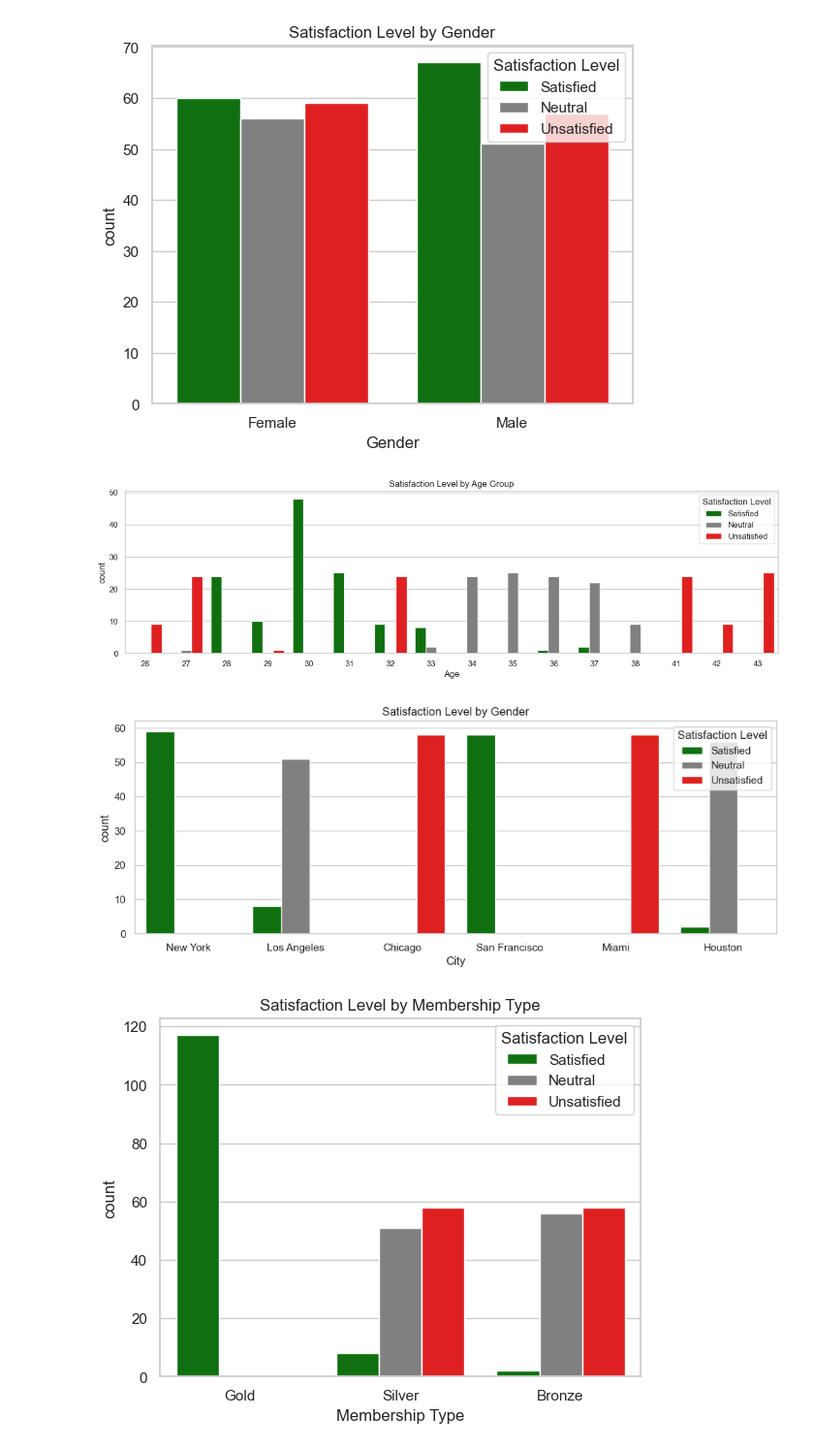
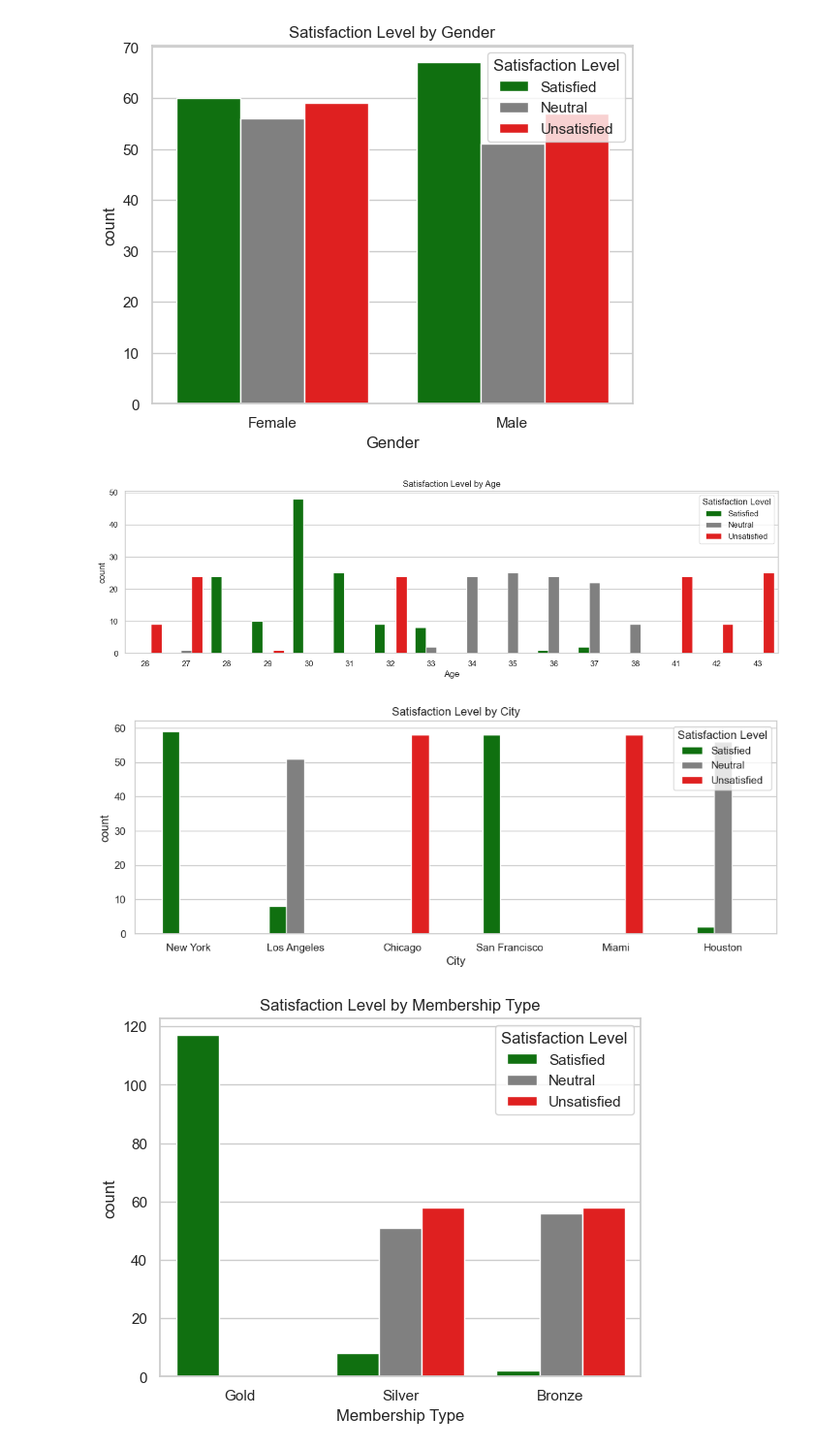
Before and after one commit to umilic16/ML_2, a Jupyter notebook: main.ipynb, the cells around one changed output. Shown at 97% size. Drawn from its saved outputs; the diff is of its cells as text; code cells hidden in the pictures.

```diff
--- a/main.ipynb
+++ b/main.ipynb
@@ -166,17 +166,17 @@ plt.show()
 # %%
 plt.figure(figsize=(16, 4))
 sns.countplot(x='Age', palette=('green', 'gray', 'red'), hue='Satisfaction Level', data=df,  hue_order=['Satisfied', 'Neutral', 'Unsatisfied'])
-plt.title('Satisfaction Level by Age Group')
+plt.title('Satisfaction Level by Age')
 plt.show()
 # %% [output]
-[figure, old version]
+[figure, new version]
 # %%
 plt.figure(figsize=(12, 4))
-sns.countplot(x='City', palette=('green', 'gray', 'red'), hue='Satisfaction Level', data=df)
-plt.title('Satisfaction Level by Gender')
+sns.countplot(x='City', palette=('green', 'gray', 'red'), hue='Satisfaction Level', data=df, width=0.5)
+plt.title('Satisfaction Level by City')
 plt.show()
 # %% [output]
-[figure, old version]
+[figure, new version]
 # %%
 sns.countplot(x='Membership Type', palette=('green', 'gray', 'red'), hue='Satisfaction Level', data=df)
 plt.title('Satisfaction Level by Membership Type')
```
Also changed, not shown: parts of 18 cells of this notebook.
